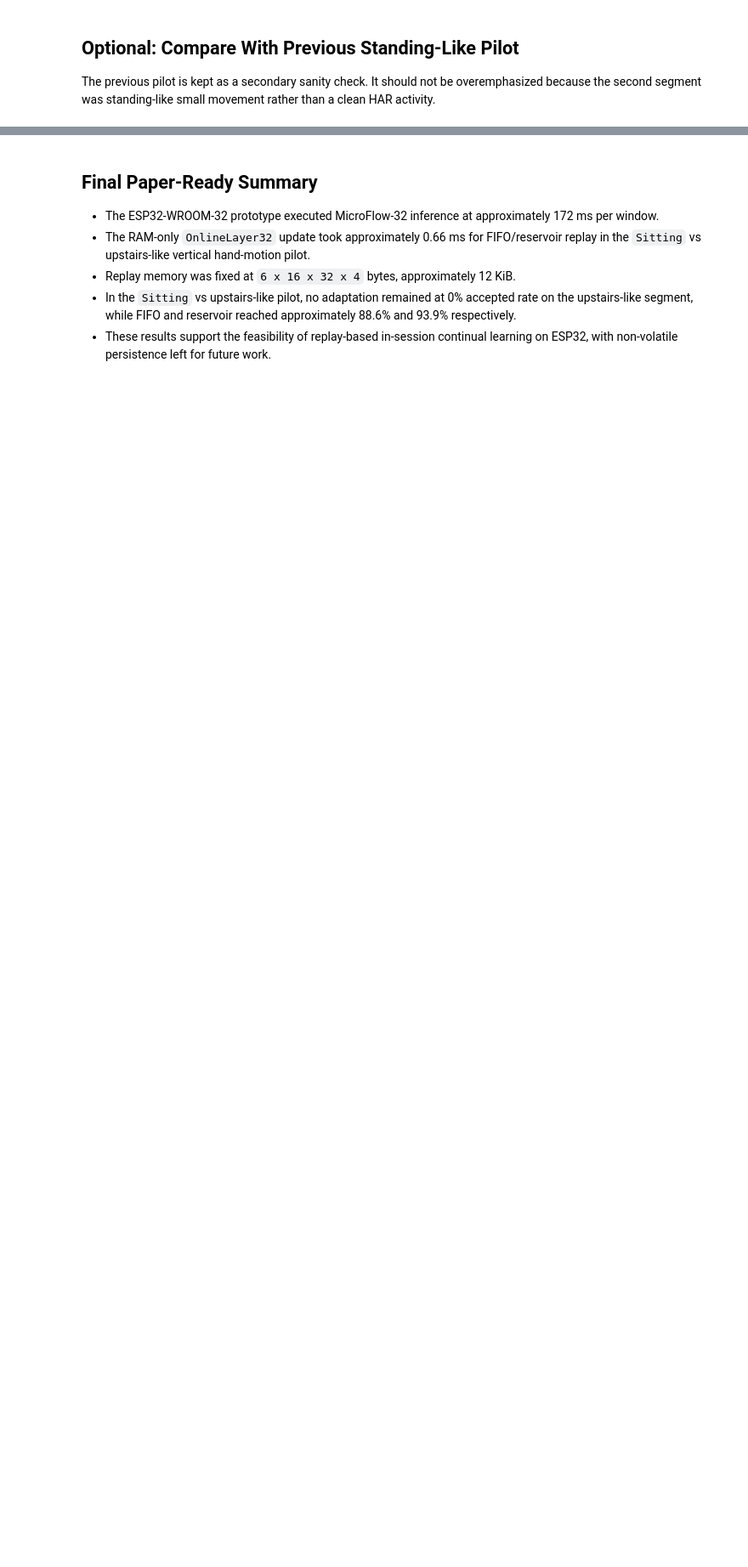
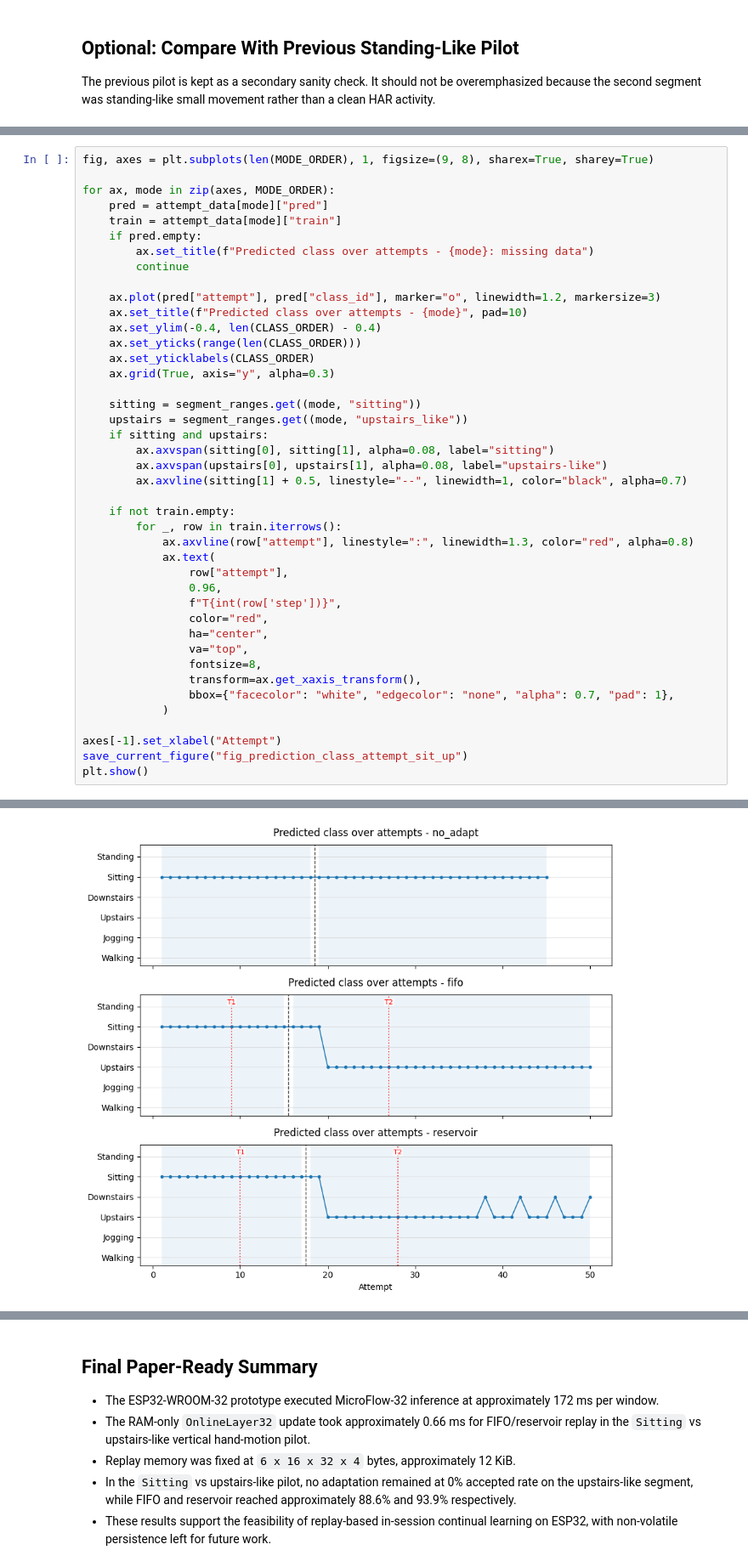
Before and after one commit to loo00r/esp32_cl_har, a Jupyter notebook: notebooks/paper_results_analysis.ipynb, the cells around one changed output, grey strips where cells are left out. Shown at 85% size. Cells and saved outputs as stored; diff of their text form; blank space fills up the shorter version.

```diff
--- a/notebooks/paper_results_analysis.ipynb
+++ b/notebooks/paper_results_analysis.ipynb
@@ -338,0 +550,43 @@ pilot_comparison_compact
+# %%
+fig, axes = plt.subplots(len(MODE_ORDER), 1, figsize=(9, 8), sharex=True, sharey=True)
+
+for ax, mode in zip(axes, MODE_ORDER):
+    pred = attempt_data[mode]["pred"]
+    train = attempt_data[mode]["train"]
+    if pred.empty:
+        ax.set_title(f"Predicted class over attempts - {mode}: missing data")
+        continue
+
+    ax.plot(pred["attempt"], pred["class_id"], marker="o", linewidth=1.2, markersize=3)
+    ax.set_title(f"Predicted class over attempts - {mode}", pad=10)
+    ax.set_ylim(-0.4, len(CLASS_ORDER) - 0.4)
+    ax.set_yticks(range(len(CLASS_ORDER)))
+    ax.set_yticklabels(CLASS_ORDER)
+    ax.grid(True, axis="y", alpha=0.3)
+
+    sitting = segment_ranges.get((mode, "sitting"))
+    upstairs = segment_ranges.get((mode, "upstairs_like"))
+    if sitting and upstairs:
+        ax.axvspan(sitting[0], sitting[1], alpha=0.08, label="sitting")
+        ax.axvspan(upstairs[0], upstairs[1], alpha=0.08, label="upstairs-like")
+        ax.axvline(sitting[1] + 0.5, linestyle="--", linewidth=1, color="black", alpha=0.7)
+
+    if not train.empty:
+        for _, row in train.iterrows():
+            ax.axvline(row["attempt"], linestyle=":", linewidth=1.3, color="red", alpha=0.8)
+            ax.text(
+                row["attempt"],
+                0.96,
+                f"T{int(row['step'])}",
+                color="red",
+                ha="center",
+                va="top",
+                fontsize=8,
+                transform=ax.get_xaxis_transform(),
+                bbox={"facecolor": "white", "edgecolor": "none", "alpha": 0.7, "pad": 1},
+            )
+
+axes[-1].set_xlabel("Attempt")
+save_current_figure("fig_prediction_class_attempt_sit_up")
+plt.show()
+# %% [output]
@@ -338,0 +595 @@ pilot_comparison_compact
+[figure, added]
```
Also changed, not shown: parts of 22 cells of this notebook, 15 other files.
